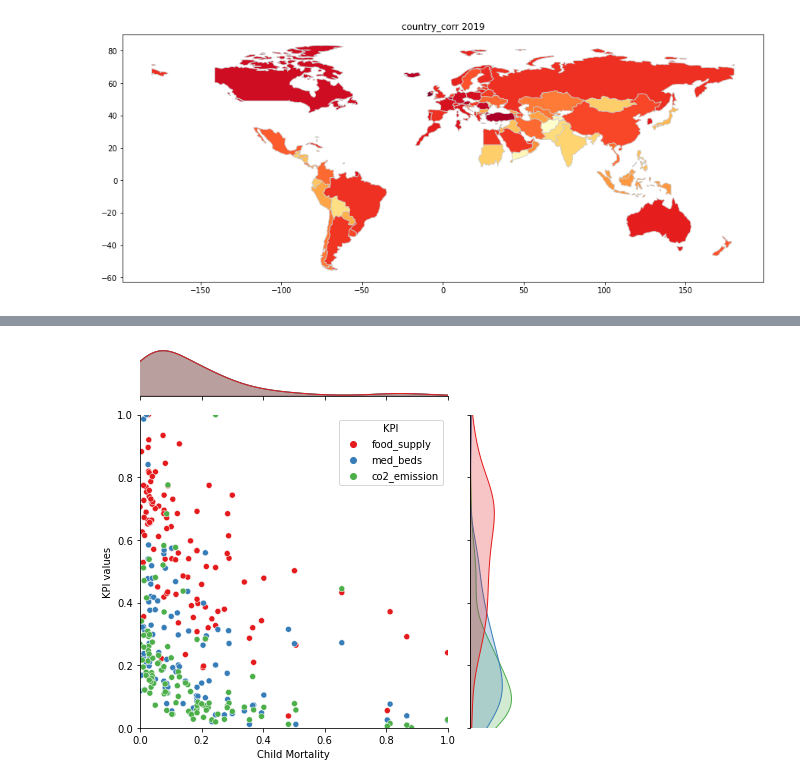
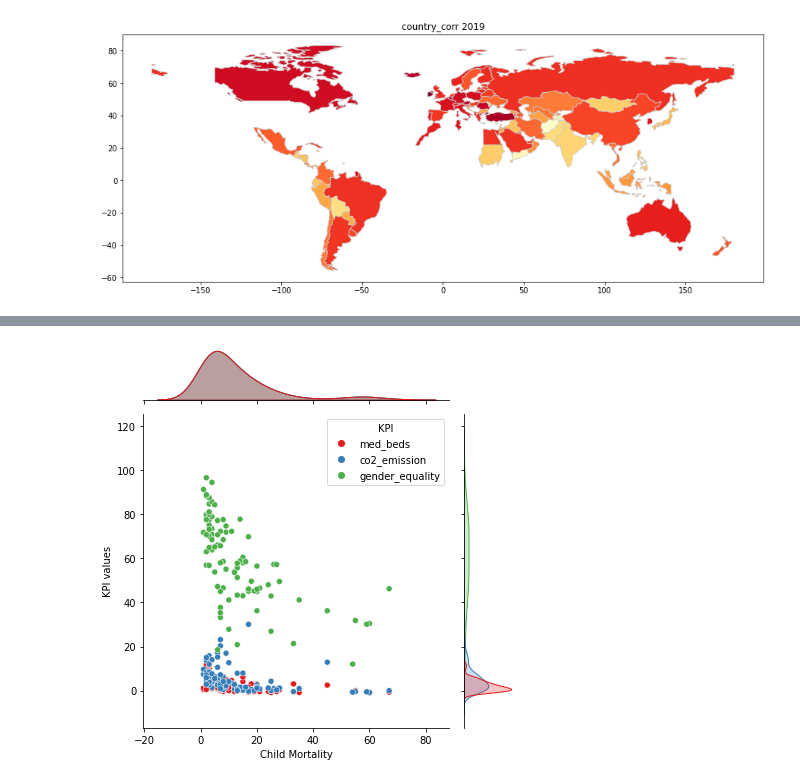
Before and after one commit to Norbert-Podgorski/Child-Mortality-Prediction-Bayesian-Model, a Jupyter notebook: KPI_analysis.ipynb, the cells around one changed output, grey strips where cells are left out. Saved outputs shown, nothing was run; the diff lists cells and outputs as text; code cells hidden in the pictures.

Commit message:
Added 4th parameter to model - gender equality

```diff
--- a/KPI_analysis.ipynb
+++ b/KPI_analysis.ipynb
@@ -20,6 +21,7 @@ food_supply_df = original_data["food_supply_kilocalories_per_person_and_day"]
 med_beds_df = original_data["sh_med_beds_zs"]
 co2_emission_df = original_data["co2_emissions_tonnes_per_person"]
 medical_doctor_df = original_data["medical_doctors_per_1000_people"]
+gender_equality_df = original_data["gendereq_idea"]
 
 countries = gpd.read_file(gpd.datasets.get_path("naturalearth_lowres"))
 # %% [markdown]
@@ -712,7 +716,8 @@ dataframes = {
     'child_mortality': child_mortality_df,
     'food_supply': food_supply_df,
     'med_beds': med_beds_df,
-    'co2_emission': co2_emission_df
+    'co2_emission': co2_emission_df,
+    'gender_equality': gender_equality_df
 }
 
 for name, df in dataframes.items():
@@ -750,8 +766,10 @@ merged_df.to_csv('./analysis_data/analysis_data.csv')
 # %%
-def normalize(df: pd.DataFrame):
+def standardize(df: pd.DataFrame):
     normalized_df = pd.DataFrame()
-    normalized_df[df.columns[0]] = df[df.columns[0]]
-    normalized_df[df.columns[1:]] = df[df.columns[1:]].apply(lambda x: (x - x.min()) / (x.max() - x.min()))
+    normalized_df[df.columns[0:2]] = df[df.columns[0:2]]
+    normalized_df[df.columns[2:]] = df[df.columns[2:]].apply(lambda x: x - x.mean() / (x.std()))
     return normalized_df
 
-norm_merged_df = normalize(merged_df)
+norm_merged_df = standardize(merged_df)
+norm_merged_df['child_mortality'] = norm_merged_df['child_mortality'].astype('uint64')
+norm_merged_df
@@ -758,13 +790,12 @@ norm_merged_df = normalize(merged_df)
 # %%
-merged_df_melted = pd.melt(norm_merged_df, id_vars='child_mortality', value_vars=['food_supply', 'med_beds', 'co2_emission'], var_name='KPI')
+merged_df_melted = pd.melt(norm_merged_df, id_vars='child_mortality', value_vars=['med_beds', 'co2_emission', 'gender_equality'], var_name='KPI')
 
 g = sns.jointplot(data=merged_df_melted, x='child_mortality', y='value', hue='KPI', palette='Set1', kind='scatter')
-g.ax_joint.set_xlim(0, 1)
-g.ax_joint.set_ylim(0, 1)
 g.set_axis_labels('Child Mortality', 'KPI values')
+# g.ax_joint.set_yscale('log')
 plt.tight_layout()
 plt.show()
 # %% [output]
-[figure, old version]
+[figure, new version]
 # %%
 norm_merged_df.to_csv('./analysis_data/analysis_data_normalized.csv')
```
Also changed, not shown: parts of 12 cells of this notebook, 2 other files.
